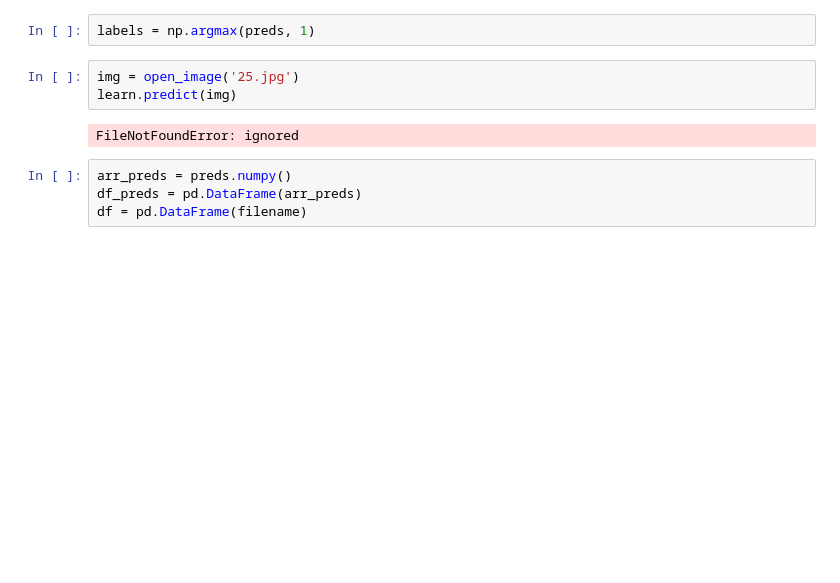
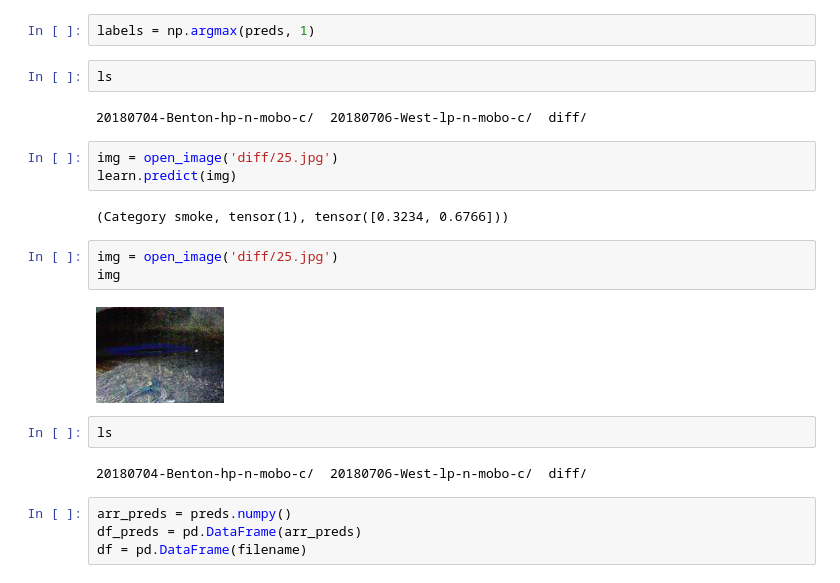
Before and after one commit to oyane806/lets-stop-wildfires-hackathon, a Jupyter notebook: test.ipynb, the cells around one changed output. Drawn from its saved outputs; the diff is of its cells as text; blank space fills up the shorter version.

```diff
--- a/test.ipynb
+++ b/test.ipynb
@@ -172,11 +168,24 @@ preds,y = learn.get_preds(ds_type=DatasetType.Test)
 filename = test.items
 # %%
 labels = np.argmax(preds, 1)
+# %%
+ls
+# %% [output]
+20180704-Benton-hp-n-mobo-c/  20180706-West-lp-n-mobo-c/  diff/
 # %%
-img = open_image('25.jpg')
+img = open_image('diff/25.jpg')
 learn.predict(img)
 # %% [output]
-FileNotFoundError: ignored
+(Category smoke, tensor(1), tensor([0.3234, 0.6766]))
+# %%
+img = open_image('diff/25.jpg')
+img
+# %% [output]
+[figure, added]
+# %%
+ls
+# %% [output]
+20180704-Benton-hp-n-mobo-c/  20180706-West-lp-n-mobo-c/  diff/
 # %%
 arr_preds = preds.numpy()
 df_preds = pd.DataFrame(arr_preds)
```
Also changed, not shown: parts of 2 cells of this notebook.
